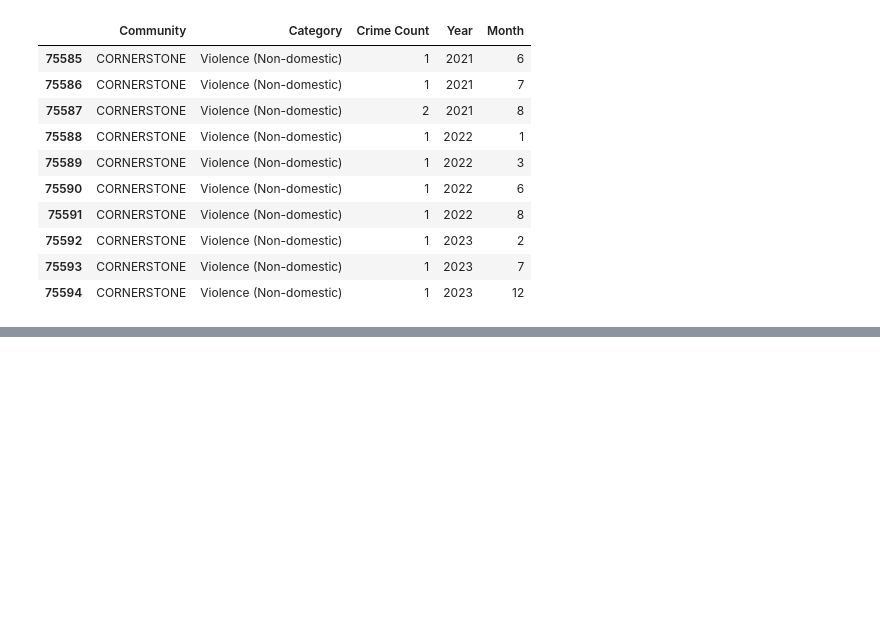
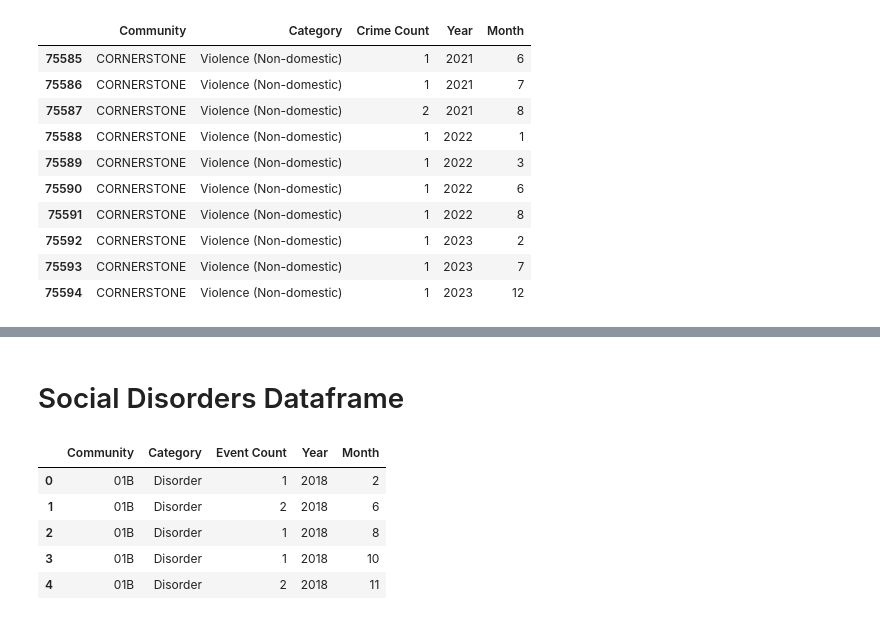
Before and after one commit to DanielaManozca/Calgary-s-Crime-statistics, a Jupyter notebook: Project Data Cleaning - Crime Stats.ipynb, the cells around one changed output, grey strips where cells are left out. Drawn from its saved outputs; the diff is of its cells as text; code cells hidden in the pictures; blank space fills up the shorter version.

```diff
--- a/Project Data Cleaning - Crime Stats.ipynb
+++ b/Project Data Cleaning - Crime Stats.ipynb
@@ -152,0 +202,14 @@ Crimes in res. communities represents only: 1.34 % - in the last 5 years
+# %% [markdown]
+# Social Disorders Dataframe
+# %%
+#path="C:\Users\andre\Documents\Msc of Data Science\Data 601\Project Gruop\Community_Crime_Statistics_20250118.csv"
+File="Community_Disorder_Statistics_20250204.csv"
+disorder_df=pd.read_csv(File)
+disorder_df.head(5)
+# %% [output]
+|  | Community | Category | Event Count | Year | Month |
+| 0 | 01B | Disorder | 1 | 2018 | 2 |
+| 1 | 01B | Disorder | 2 | 2018 | 6 |
+| 2 | 01B | Disorder | 1 | 2018 | 8 |
+| 3 | 01B | Disorder | 1 | 2018 | 10 |
+| 4 | 01B | Disorder | 2 | 2018 | 11 |
```
Also changed, not shown: parts of 19 cells of this notebook.
